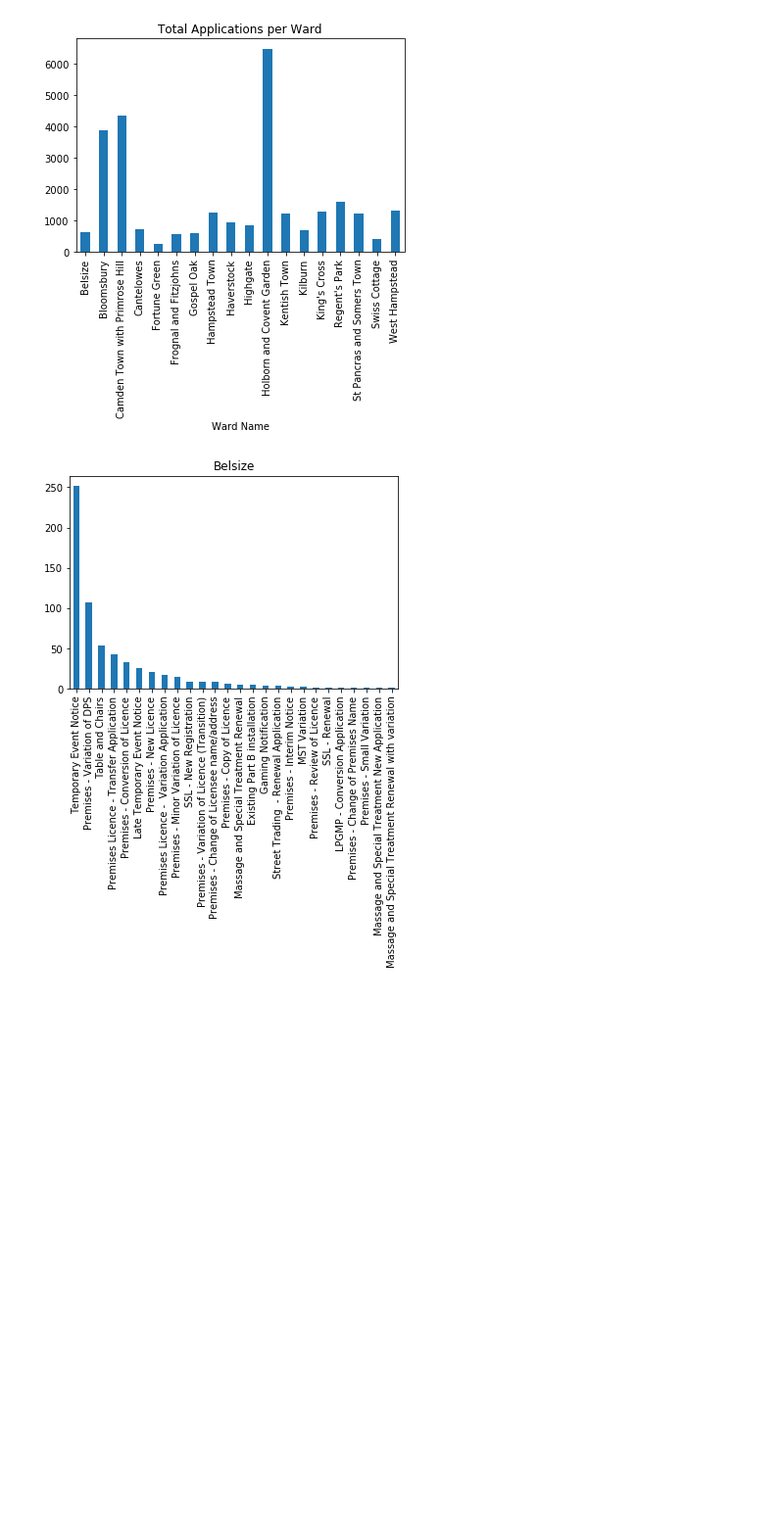
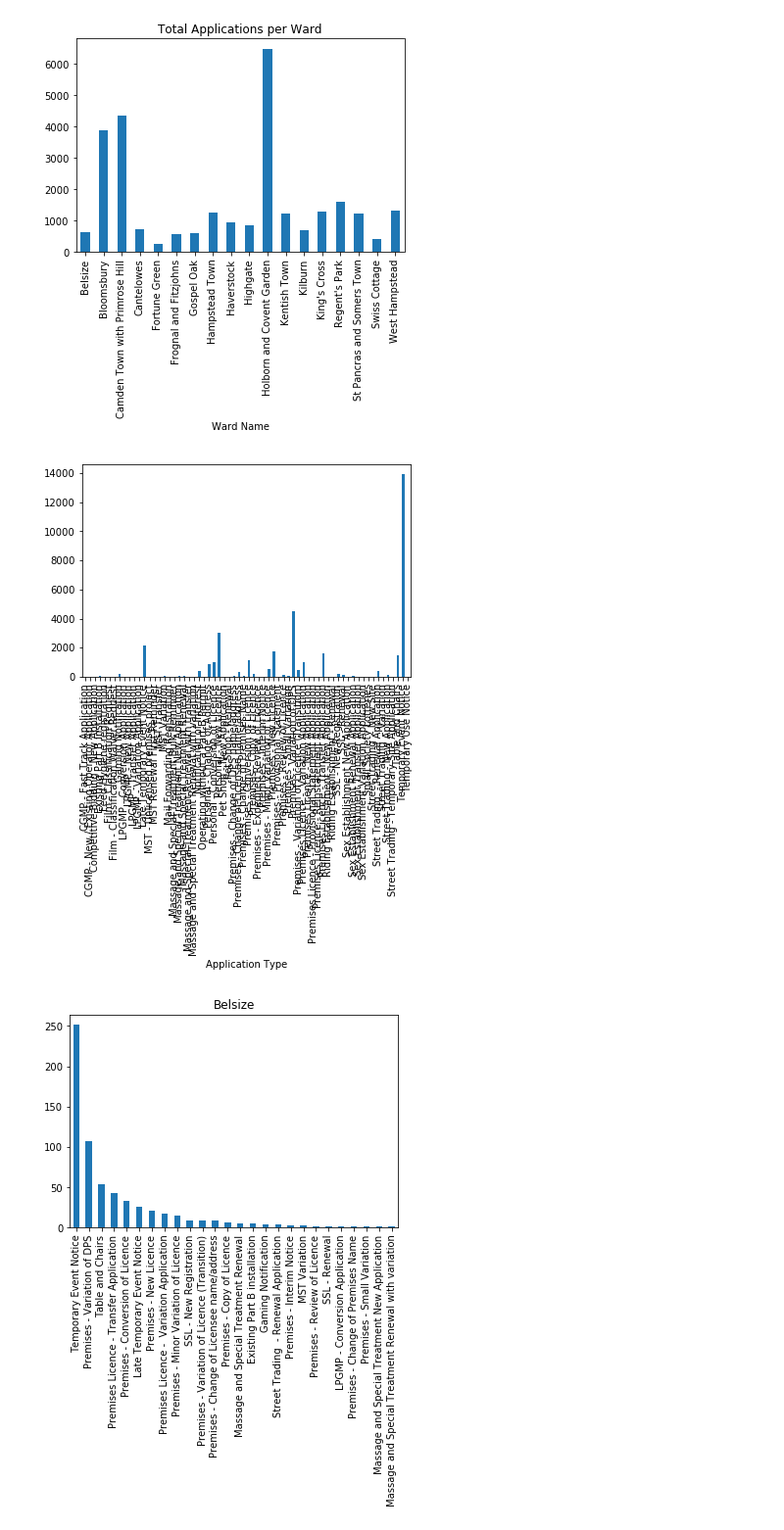
Before and after one commit to irfannurafif/data-eng, a Jupyter notebook: data_engineering.ipynb, the cells around one changed output. Shown at 98% size. Cells and saved outputs as stored; diff of their text form; code cells hidden in the pictures; blank space fills up the shorter version.

Commit message:
per type

```diff
--- a/data_engineering.ipynb
+++ b/data_engineering.ipynb
@@ -45,4 +45,10 @@ perward_avg['Application Day'].count().plot(kind='bar', title='Total Application
 plt.show()
 # %% [output]
 [figure]
+# %%
+pertype = cmdapp.groupby(['Application Type'])
+pertype['Application Reference'].count().plot(kind='bar')
+plt.show()
+# %% [output]
+[figure, added]
 # %%
```
Also changed, not shown: parts of 1 cell of this notebook.
